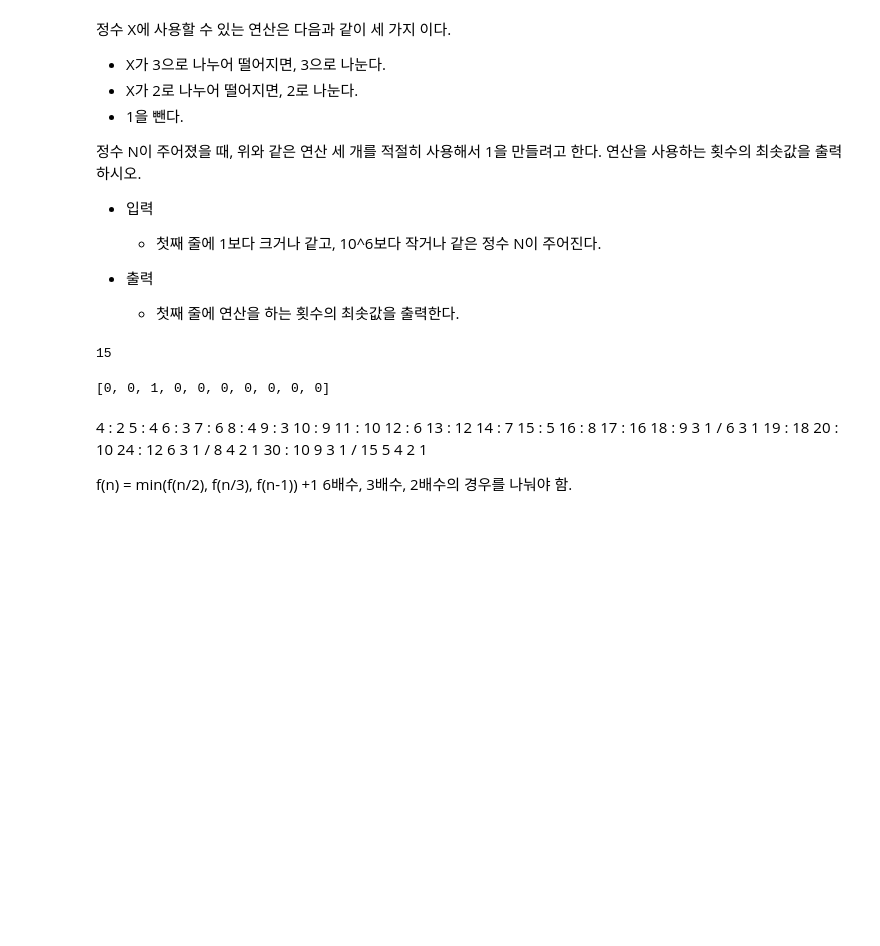
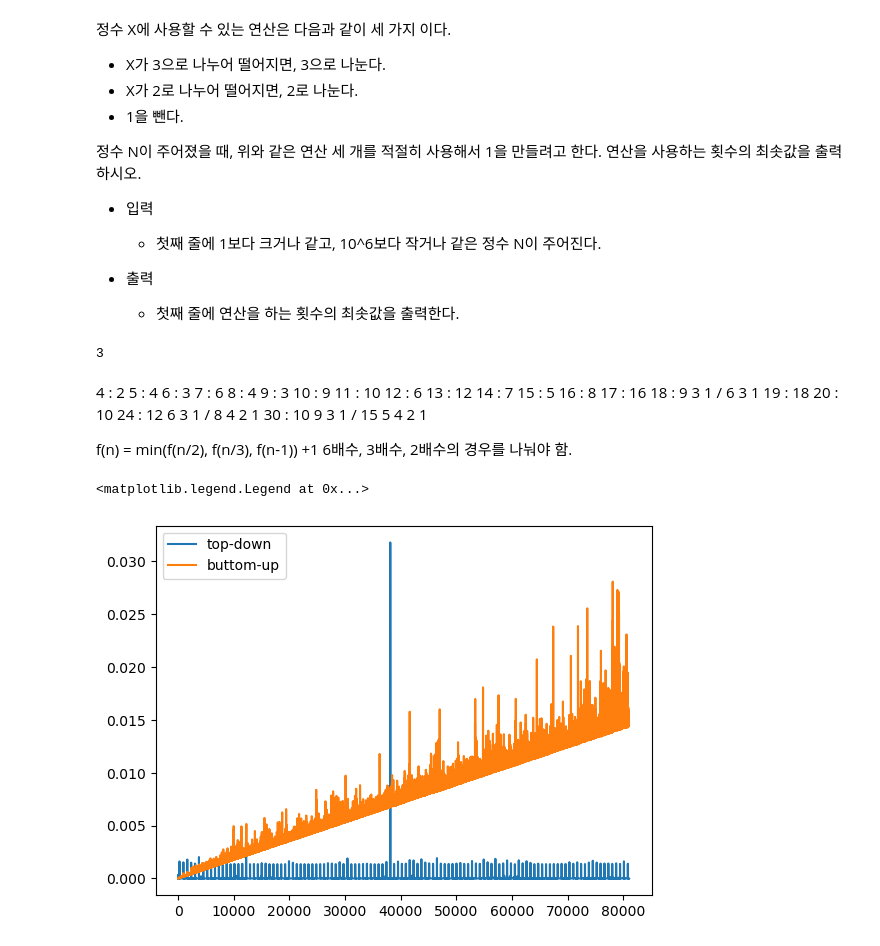
Before and after one commit to git-jhyang/baekjoon, a Jupyter notebook: 00000_09999/01000_01999.ipynb, the cells around one changed output. Cells and saved outputs as stored; diff of their text form; code cells hidden in the pictures; blank space fills up the shorter version.

```diff
--- a/00000_09999/01000_01999.ipynb
+++ b/00000_09999/01000_01999.ipynb
@@ -15,36 +15,63 @@
 - 출력
   - 첫째 줄에 연산을 하는 횟수의 최솟값을 출력한다.
 # %%
-import sys
+# Top-down
+
+import sys, time
 
 #inp = sys.stdin.readline
 inp = input
-output = [0] * 100000
-output[1] = 0
 x = int(inp())
 
-def fnc(x):
-    global output
-    if x == 1:
-        return output[x]
-    elif x % 6 == 0:
-        output[x] = min(fnc(x // 3), fnc(x // 2)) + 1
+td_output = {0:0, 1:0, 2:1, 3:1}
+def td_fnc(x):
+    if x in td_output.keys():
+        return td_output[x]
+    if x % 6 == 0:
+        td_output[x] = min(td_fnc(x // 3), td_fnc(x // 2)) + 1
     elif x % 3 == 0:
-        output[x] = min(fnc(x // 3), fnc(x - 1)) + 1
+        td_output[x] = min(td_fnc(x // 3), td_fnc(x-1)) + 1
     elif x % 2 == 0:
-        output[x] = min(fnc(x // 2), fnc(x - 1)) + 1
+        td_output[x] = min(td_fnc(x // 2), td_fnc(x-1)) + 1
     else:
-        output[x] = fnc(x - 1) + 1
-    return output[x]
-print(fnc(x))
+        td_output[x] = td_fnc(x - 1) + 1
+    return td_output[x]
+print(td_fnc(x))
 # %% [output]
-15
+3
-# %%
-a = [0]*10
-a[2] = 1
-a
-# %% [output]
-[0, 0, 1, 0, 0, 0, 0, 0, 0, 0]
+# %%
+# Bottom-up
+bu_output = [0] * 1000000
+
+def _fnc(x):
+    if x == 1:
+        return 0
+    bu_output[x] = bu_output[x-1] + 1
+    if x % 6 == 0:
+        bu_output[x] = min(bu_output[x], min(bu_output[x // 3], bu_output[x // 2]) + 1)
+    elif x % 3 == 0:
+        bu_output[x] = min(bu_output[x // 3] + 1, bu_output[x])
+    elif x % 2 == 0:
+        bu_output[x] = min(bu_output[x // 2] + 1, bu_output[x])
+    return bu_output[x]
+
+def bu_fnc(x):
+    for i in range(2, x+1):
+        _fnc(i)
+    return bu_output[x]
+
+ts = []
+for x in range(4, 80000): # ~10 min for 80000
+    td_output = {0:0, 1:0, 2:1, 3:1}
+    bu_output = [0] * 1000000
+    t1 = time.time()
+    a = td_fnc(x)
+    t2 = time.time()
+    t3 = time.time()
+    b = bu_fnc(x)
+    t4 = time.time()
+    if a != b: print(x, a, b)
+    ts.append([t2-t1, t4-t3])
 # %% [markdown]
 4  : 2
 5  : 4
@@ -68,3 +95,13 @@ a
 
 f(n) = min(f(n/2), f(n/3), f(n-1)) +1
 6배수, 3배수, 2배수의 경우를 나눠야 함.
+# %%
+import numpy as np
+import matplotlib.pyplot as plt
+td, bu = np.array(ts).T
+plt.plot(range(td.shape[0]), td, label='top-down')
+plt.plot(range(td.shape[0]), bu, label='buttom-up')
+plt.legend(loc='upper left')
+# %% [output]
+<matplotlib.legend.Legend at 0x...>
+[figure, added]
```
Also changed, not shown: 1 other file.
